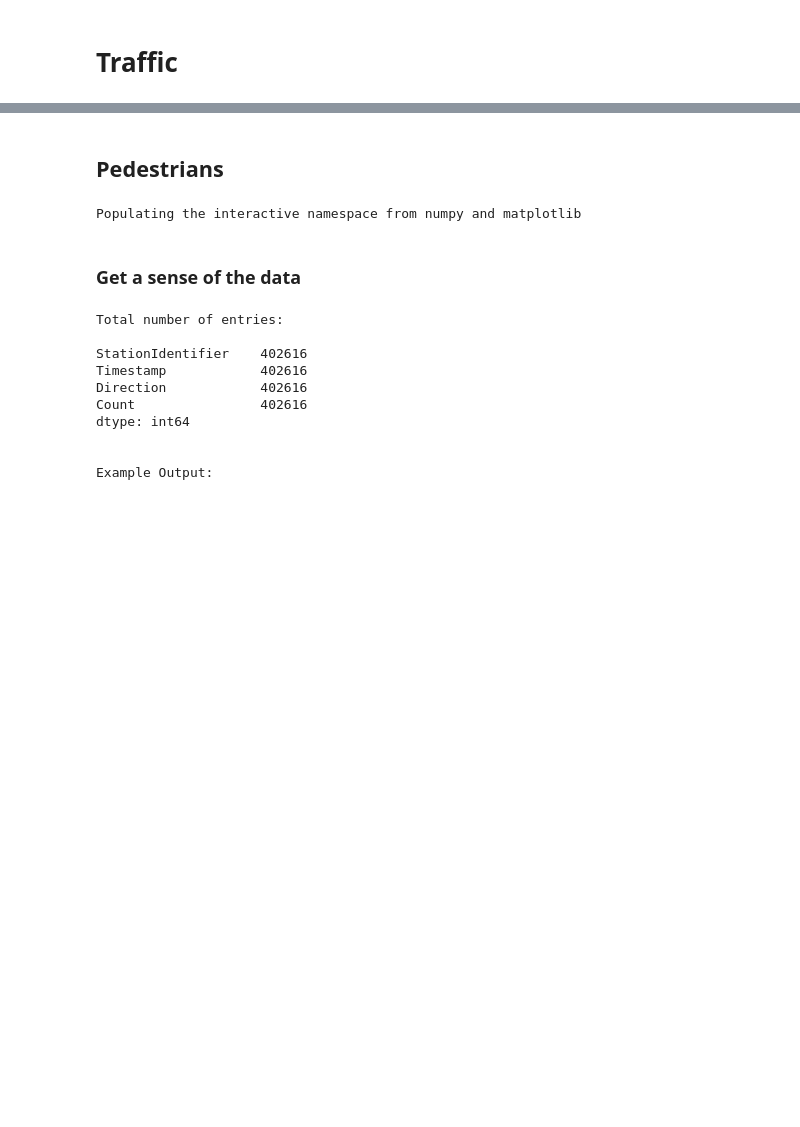
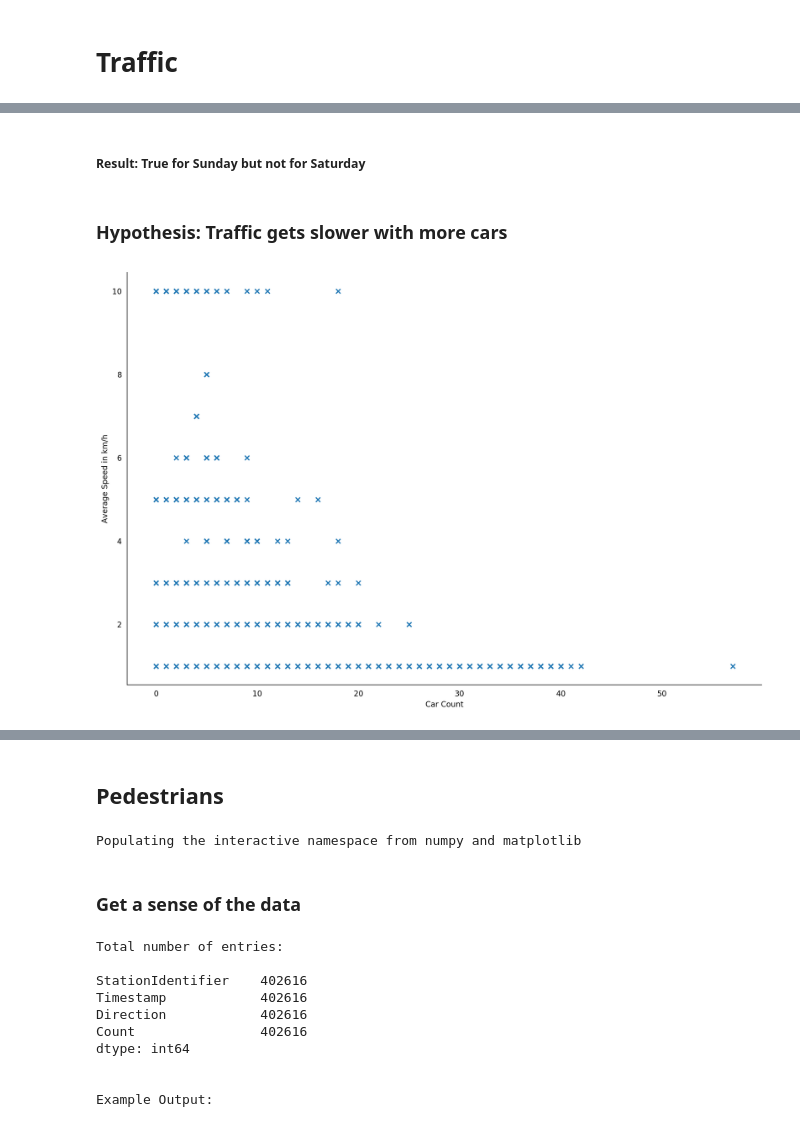
Before and after one commit to RichStone/htw-data-science-university-project, a Jupyter notebook: data_analysis.ipynb, the cells around one changed output, grey strips where cells are left out. Cells and saved outputs as stored; diff of their text form; code cells hidden in the pictures; blank space fills up the shorter version.

```diff
--- a/data_analysis.ipynb
+++ b/data_analysis.ipynb
@@ -267,0 +301,23 @@ show_parking(weekday_parking(-1, 14, 22))
+# %% [markdown]
+##### Result: True for Sunday but not for Saturday
+# %% [markdown]
+### Hypothesis: Traffic gets slower with more cars
+# %%
+traffic_sorted_count = traffic.sort_values(by=['Count'])
+
+x = traffic_sorted_count.Count
+y = traffic_sorted_count.Speed
+
+traffic_scatter = plt.scatter(x, y, marker='x')
+# general layout
+plt.xlabel('Car Count')
+plt.ylabel('Average Speed in km/h')
+plt.tick_params(top=False, bottom=False, left=False, right=False, labelleft=True, labelbottom=True)
+# Hide the right and top spines
+plt.gca().spines['right'].set_visible(False)
+plt.gca().spines['top'].set_visible(False)
+# put some text for y-label
+# supress pyplot output
+_ = plt.show
+# %% [output]
+[figure, added]
```
Also changed, not shown: parts of 6 cells of this notebook.
